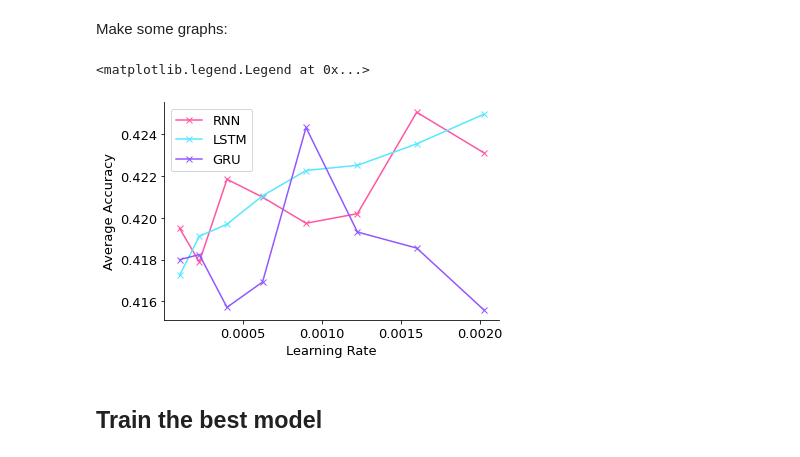
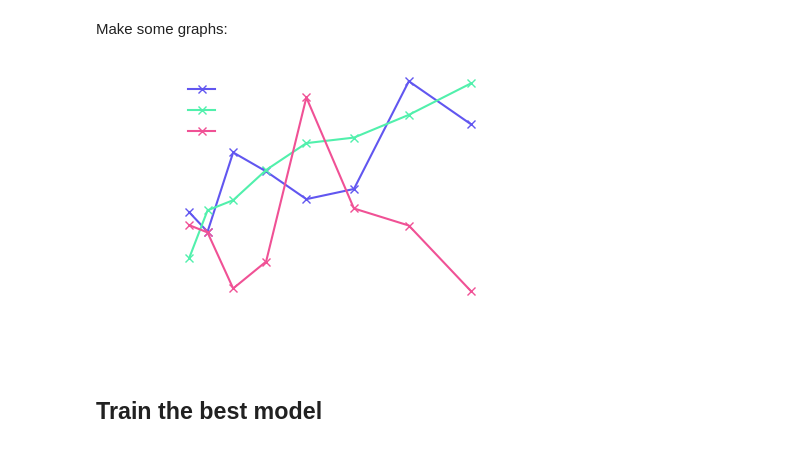
Before and after one commit to arkr01/Deep-Learning-Group-Project, a Jupyter notebook: Model_and_testing.ipynb, the cells around one changed output. Cells and saved outputs as stored; diff of their text form; code cells hidden in the pictures.

```diff
--- a/Model_and_testing.ipynb
+++ b/Model_and_testing.ipynb
@@ -503,13 +503,15 @@ Use grid-search to search the space of hyperparameters. Produce some graphs. Fin
 #Set up some functions
 # Training Run
 def HPTrainingRun(x_dat,y_dat,hidden_dim_size,learning_rate,model_type,use_pitch_data,num_layers,
-                  optimizer_Adam=True,n_epochs=100,suppress_output=True):
+                  optimizer_Adam=True,n_epochs=100,suppress_output=True,periodically_test_acc=False):
     #Instantiate the model
     model = Model(bowl_dim = bowl_embed_size, batt_dim=bat_embed_size,
               output_size=results.shape[1], hidden_dim=hidden_dim_size, n_layers=num_layers, model_type=model_type)
     #model = Model(bowl_dim = 10, batt_dim=10, output_size=16, hidden_dim=hidden_dim_size, n_layers=3, model_type=model_type)
     # We'll also set the model to the device that we defined earlier (default is CPU)
     model.to(device)
+
+    model_accuracies = {}
 
     #set the FC weights to random numbers in interval [-0.5,0.5]
     def init_weights(m):
@@ -560,7 +562,11 @@ def HPTrainingRun(x_dat,y_dat,hidden_dim_size,learning_rate,model_type,use_pitch
             print('Epoch: {}/{}.............'.format(epoch, n_epochs), end=' ')
             print("Loss: {:.4f}".format(loss.item()))
 
-    return model
+        if periodically_test_acc and epoch%20 == 0:
+            acc = TestAccuracy(model)
+            model_accuracies[epoch] = acc
+
+    return model, model_accuracies
 
 #Takes the model and converts to an accuracy score
 def TestAccuracy(model):
@@ -672,5 +658,5 @@ results_dict
 
 import pickle
 #Load the hyper-parameter optimisation results
-with open('saved_dictionary.pkl', 'rb') as f:
+with open('h_param_results_github.pkl', 'rb') as f:
     results_dict = pickle.load(f)
@@ -699,49 +665,57 @@ Make some graphs:
 # %%
 #Do some plotting!!
 import matplotlib.pyplot as plt
-
 
 #Create a plot of learning rate vs accuracy
 p1_acc_rnn = []
 p1_acc_lstm = []
 p1_acc_gru = []
 for lrate in learning_rate:
     rnns = []
     lstms = []
     grus = []
     for key in results_dict.keys():
         if key[1] == lrate:
             if (key[2] == "rnn"):
                 rnns.append(results_dict[key])
             if (key[2] == "lstm"):
                 lstms.append(results_dict[key])
             if (key[2] == "gru"):
                 grus.append(results_dict[key])
     rnn_av = sum(rnns) / len(rnns)
     lstm_av = sum(lstms) / len(lstms)
     gru_av = sum(grus) / len(grus)
     p1_acc_rnn.append(rnn_av)
     p1_acc_lstm.append(lstm_av)
     p1_acc_gru.append(gru_av)
 
 
-plt.rcParams.update({'font.size': 13})
+plt.rcParams.update({'font.size': 10})
+plt.rcParams['text.color'] = 'white'
+plt.rcParams['axes.labelcolor'] = 'white'
+plt.rcParams['xtick.color'] = 'white'
+plt.rcParams['ytick.color'] = 'white'
+
 fig1 = plt.figure(0)
-fig1.set_figheight(4)
+fig1.set_figheight(3)
+fig1.set_figwidth(4)
 ax = plt.axes()
+
+ax.spines['bottom'].set_color('white')
+ax.spines['left'].set_color('white')
 
 ax.spines['top'].set_visible(False)
 ax.spines['right'].set_visible(False)
 
-plt.plot(learning_rate,p1_acc_rnn,c="#ff56a2",marker="x", label = "RNN")
-plt.plot(learning_rate,p1_acc_lstm,c="#57e7ff",marker="x", label = "LSTM")
-plt.plot(learning_rate,p1_acc_gru,c="#9357ff",marker="x", label = "GRU")
+plt.plot(learning_rate,p1_acc_rnn,c="#6156f0",marker="x", label = "RNN")
+plt.plot(learning_rate,p1_acc_lstm,c="#51f0ac",marker="x", label = "LSTM")
+plt.plot(learning_rate,p1_acc_gru,c="#f05195",marker="x", label = "GRU")
 plt.xlabel("Learning Rate")
-plt.ylabel("Average Accuracy")
-plt.legend()
+plt.ylabel("Average Test Set Accuracy")
+plt.legend(frameon=False)
+plt.savefig("graph1",transparent=True,bbox_inches = "tight")
 # %% [output]
-<matplotlib.legend.Legend at 0x...>
-[figure, old version]
+[figure, new version]
 # %% [markdown]
 ## Train the best model
 # %%
```
Also changed, not shown: parts of 15 cells of this notebook.
